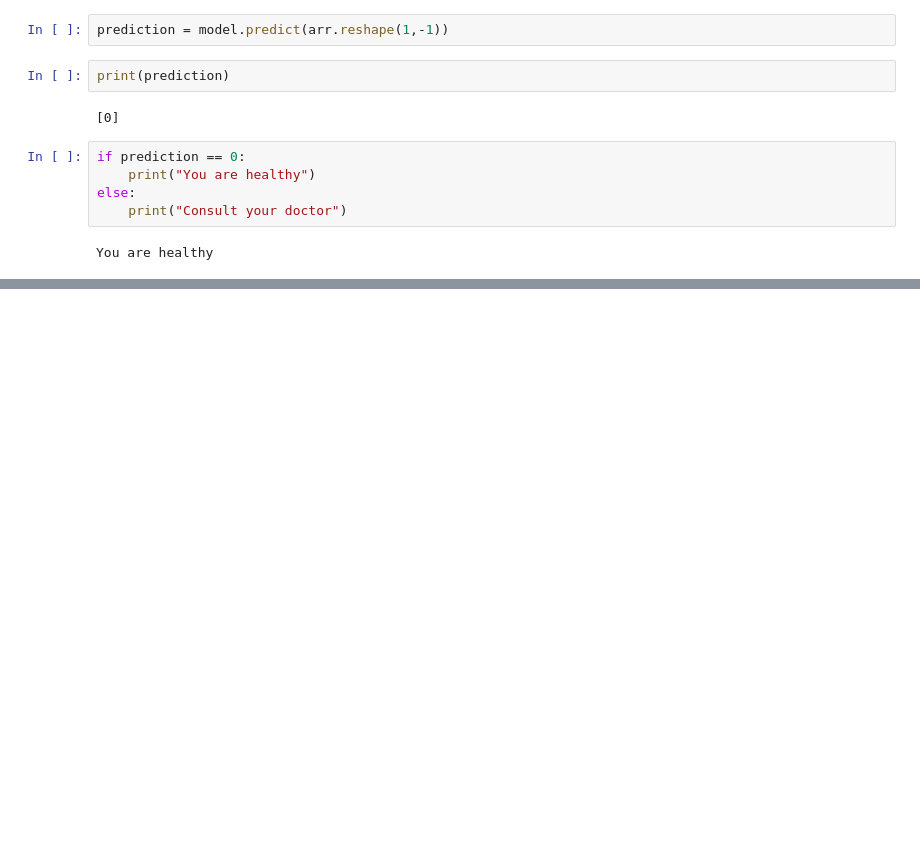
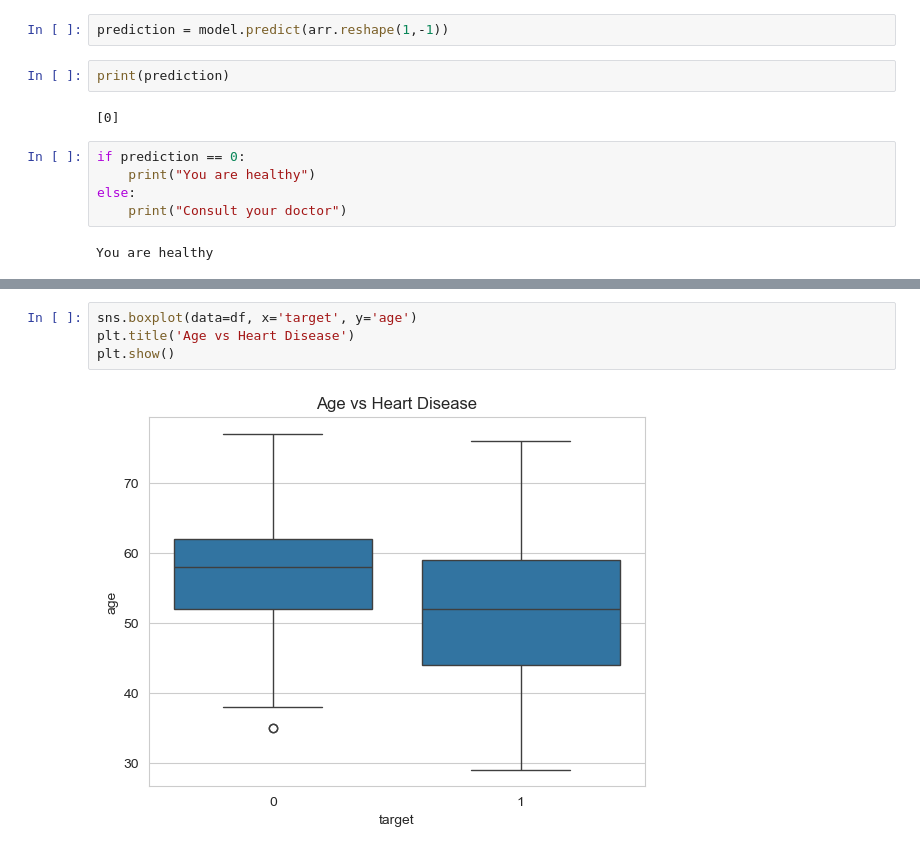
Before and after one commit to hardik2004gupta/Heart-Disease-Detection, a Jupyter notebook: Heart_Disease_Detector.ipynb, the cells around one changed output, grey strips where cells are left out. Drawn from its saved outputs; the diff is of its cells as text; blank space fills up the shorter version.

```diff
--- a/Heart_Disease_Detector.ipynb
+++ b/Heart_Disease_Detector.ipynb
@@ -167,0 +183,6 @@ You are healthy
+# %%
+sns.boxplot(data=df, x='target', y='age')
+plt.title('Age vs Heart Disease')
+plt.show()
+# %% [output]
+[figure, added]
```
Also changed, not shown: parts of 6 cells of this notebook.
